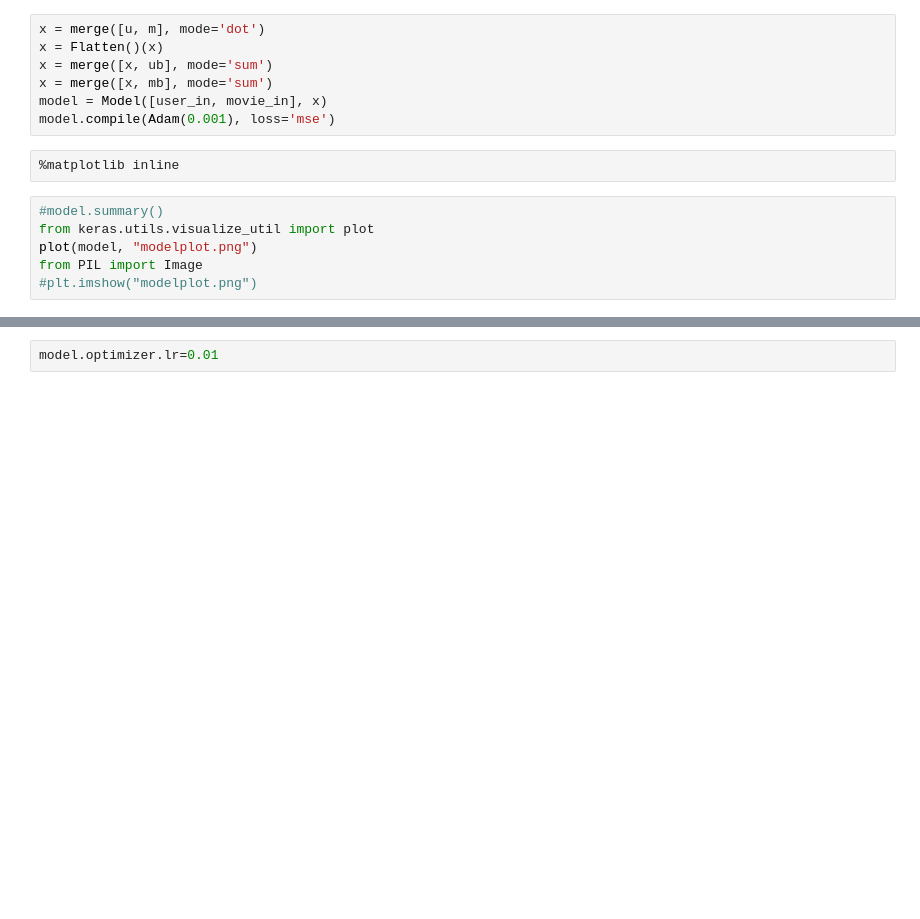
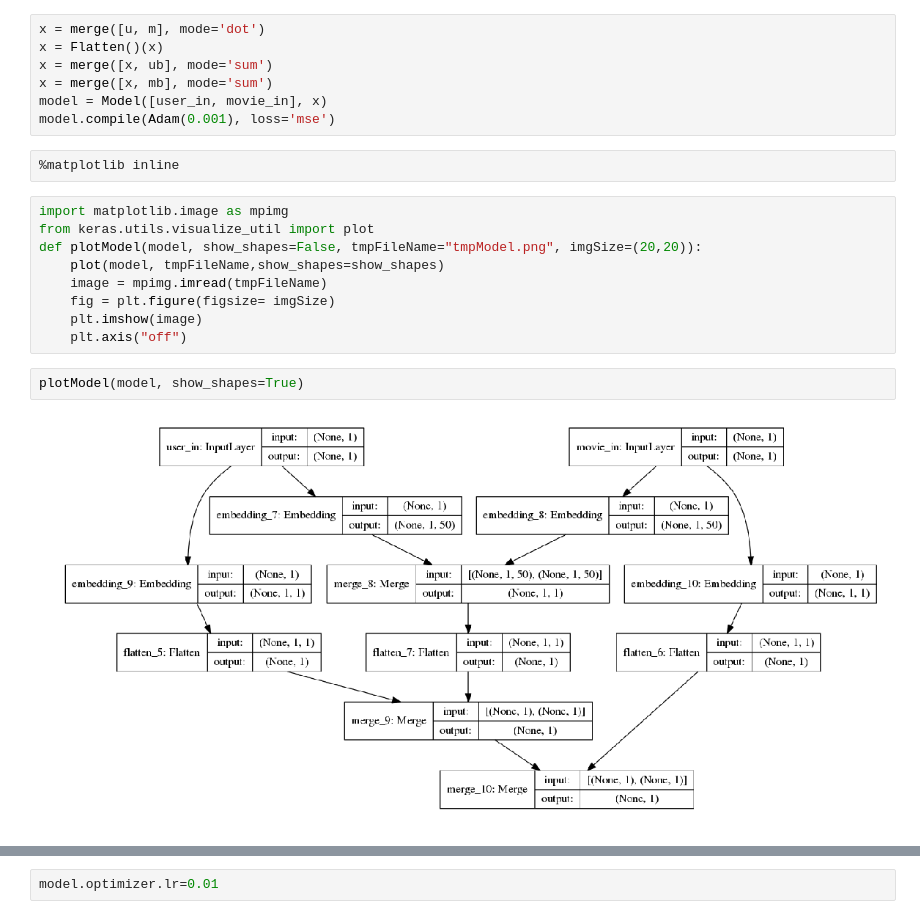
Before and after one commit to Yashar78/courses, a Jupyter notebook: deeplearning1/nbs/RahimNBS/RahimLesson4.ipynb, the cells around one changed output, grey strips where cells are left out. Saved outputs shown, nothing was run; the diff lists cells and outputs as text; blank space fills up the shorter version.

```diff
--- a/deeplearning1/nbs/RahimNBS/RahimLesson4.ipynb
+++ b/deeplearning1/nbs/RahimNBS/RahimLesson4.ipynb
@@ -236,12 +287,19 @@ model = Model([user_in, movie_in], x)
 model.compile(Adam(0.001), loss='mse')
 # %%
 %matplotlib inline
-# %%
-#model.summary()
-from keras.utils.visualize_util import plot
-plot(model, "modelplot.png")
-from PIL import Image
-#plt.imshow("modelplot.png")
+# %%
+import matplotlib.image as mpimg
+from keras.utils.visualize_util import plot
+def plotModel(model, show_shapes=False, tmpFileName="tmpModel.png", imgSize=(20,20)):
+    plot(model, tmpFileName,show_shapes=show_shapes)
+    image = mpimg.imread(tmpFileName)
+    fig = plt.figure(figsize= imgSize)
+    plt.imshow(image)
+    plt.axis("off")
+# %%
+plotModel(model, show_shapes=True)
+# %% [output]
+[figure, added]
 # %%
 model.fit([trn.userId, trn.movieId], trn.rating, batch_size=64, nb_epoch=1,
           validation_data=([val.userId, val.movieId], val.rating))
```
Also changed, not shown: parts of 32 cells of this notebook, 3 other files.
